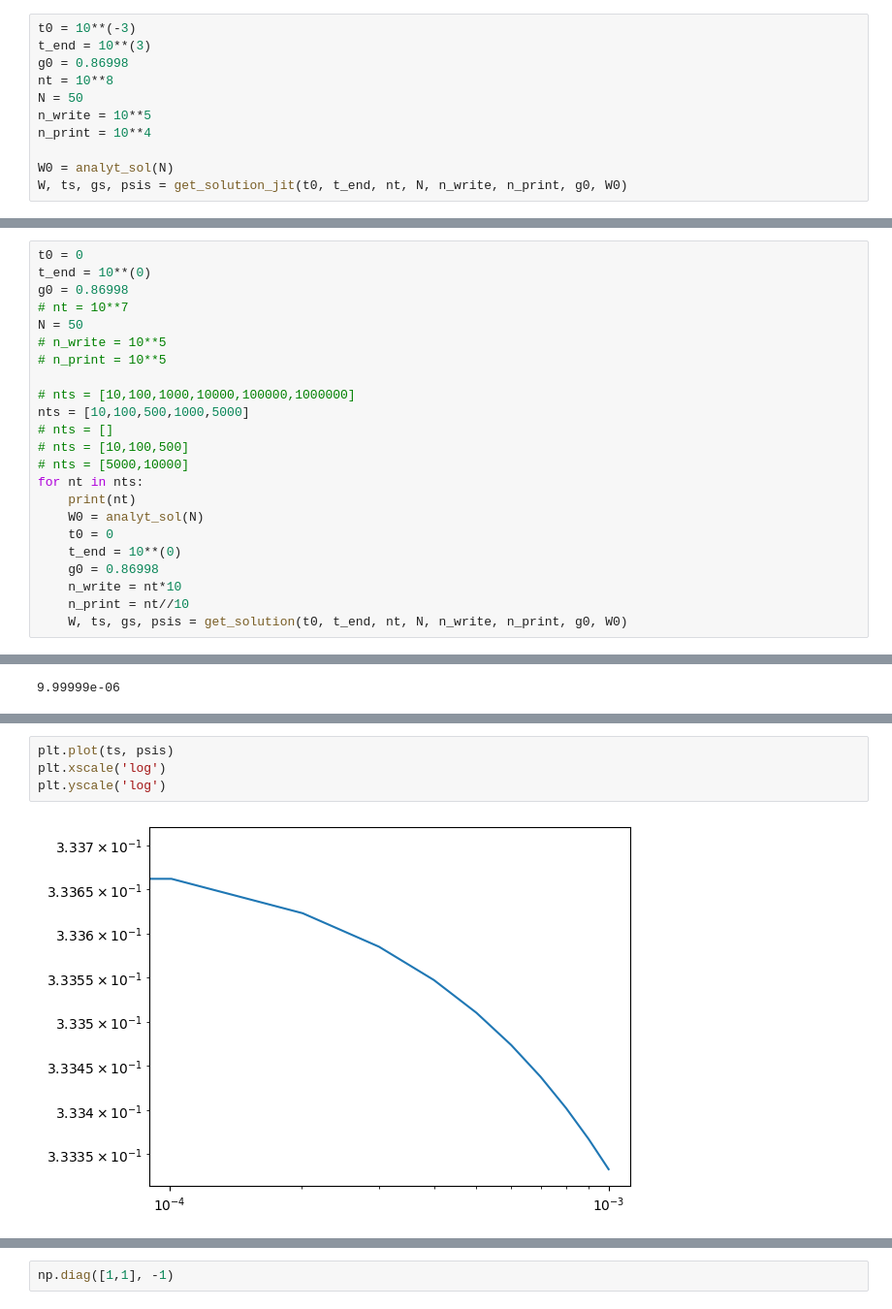
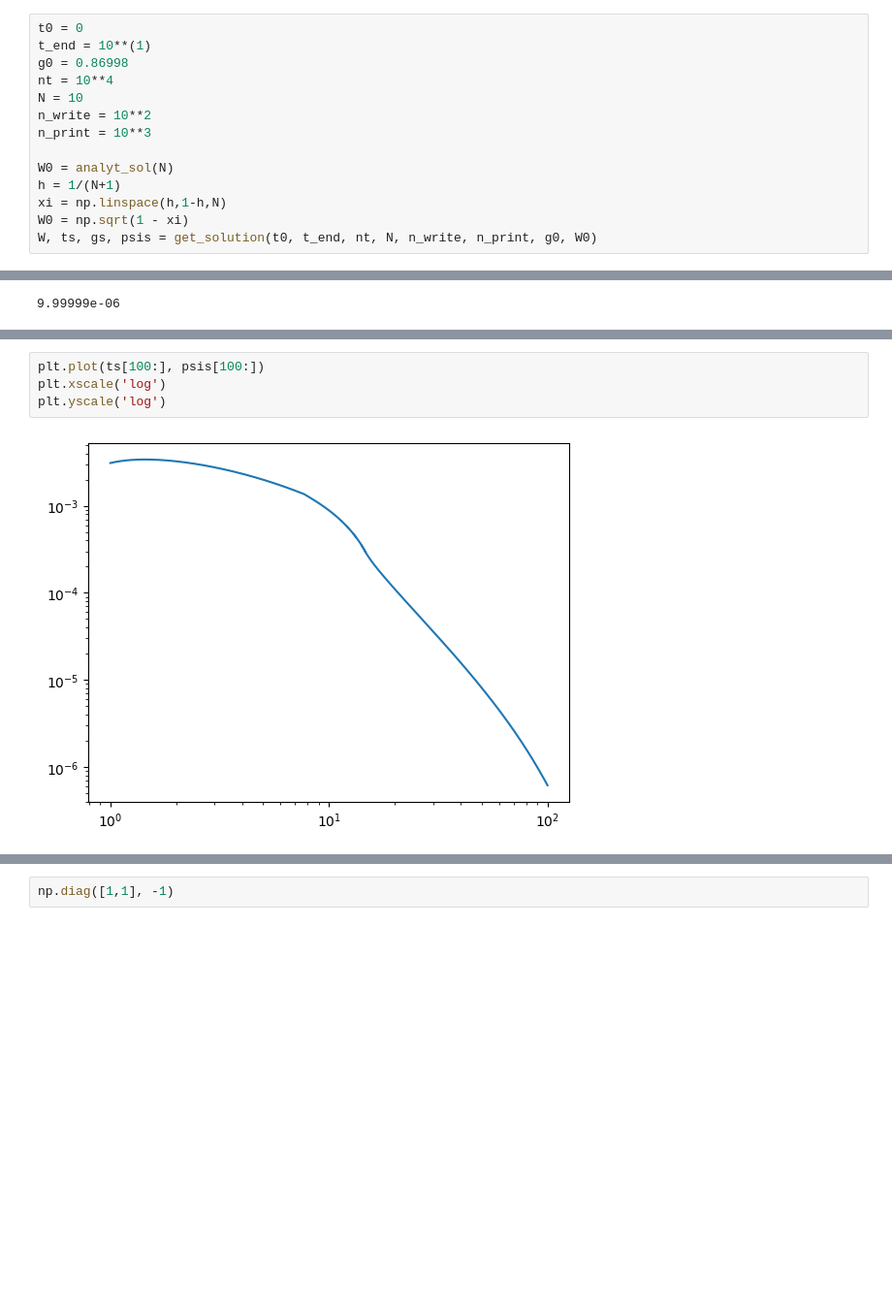
Before and after one commit to dashadem/CO2lovers, a Jupyter notebook: nonlinear.ipynb, the cells around one changed output, grey strips where cells are left out. Shown at 97% size. Saved outputs shown, nothing was run; the diff lists cells and outputs as text; blank space fills up the shorter version.

```diff
--- a/nonlinear.ipynb
+++ b/nonlinear.ipynb
@@ -893,13 +892,16 @@ def analyt_sol(N):
     W0 = np.array(omega_ksi).astype(np.float64)[1:-1]
     return W0
 # %%
-t0 = 10**(-3)
-t_end = 10**(3)
+t0 = 0
+t_end = 10**(1)
 g0 = 0.86998
-nt = 10**8
-N = 50
-n_write = 10**5
-n_print = 10**4
+nt = 10**4
+N = 10
+n_write = 10**2
+n_print = 10**3
 
 W0 = analyt_sol(N)
-W, ts, gs, psis = get_solution_jit(t0, t_end, nt, N, n_write, n_print, g0, W0)
+h = 1/(N+1)
+xi = np.linspace(h,1-h,N)
+W0 = np.sqrt(1 - xi)
+W, ts, gs, psis = get_solution(t0, t_end, nt, N, n_write, n_print, g0, W0)
@@ -935,23 +925,0 @@ W:  [0.99409876 0.98809156 0.98197491 0.97574514 0.96939838 0.96293051
-# %%
-t0 = 0
-t_end = 10**(0)
-g0 = 0.86998
-# nt = 10**7
-N = 50
-# n_write = 10**5
-# n_print = 10**5
-
-# nts = [10,100,1000,10000,100000,1000000]
-nts = [10,100,500,1000,5000]
-# nts = []
-# nts = [10,100,500]
-# nts = [5000,10000]
-for nt in nts:
-    print(nt)
-    W0 = analyt_sol(N)
-    t0 = 0
-    t_end = 10**(0)
-    g0 = 0.86998
-    n_write = nt*10
-    n_print = nt//10
-    W, ts, gs, psis = get_solution(t0, t_end, nt, N, n_write, n_print, g0, W0)
@@ -1356,7 +1501,7 @@ plt.yscale('log')
 # %%
-plt.plot(ts, psis)
+plt.plot(ts[100:], psis[100:])
 plt.xscale('log')
 plt.yscale('log')
 # %% [output]
-[figure, old version]
+[figure, new version]
 # %%
```
Also changed, not shown: parts of 30 cells of this notebook.
